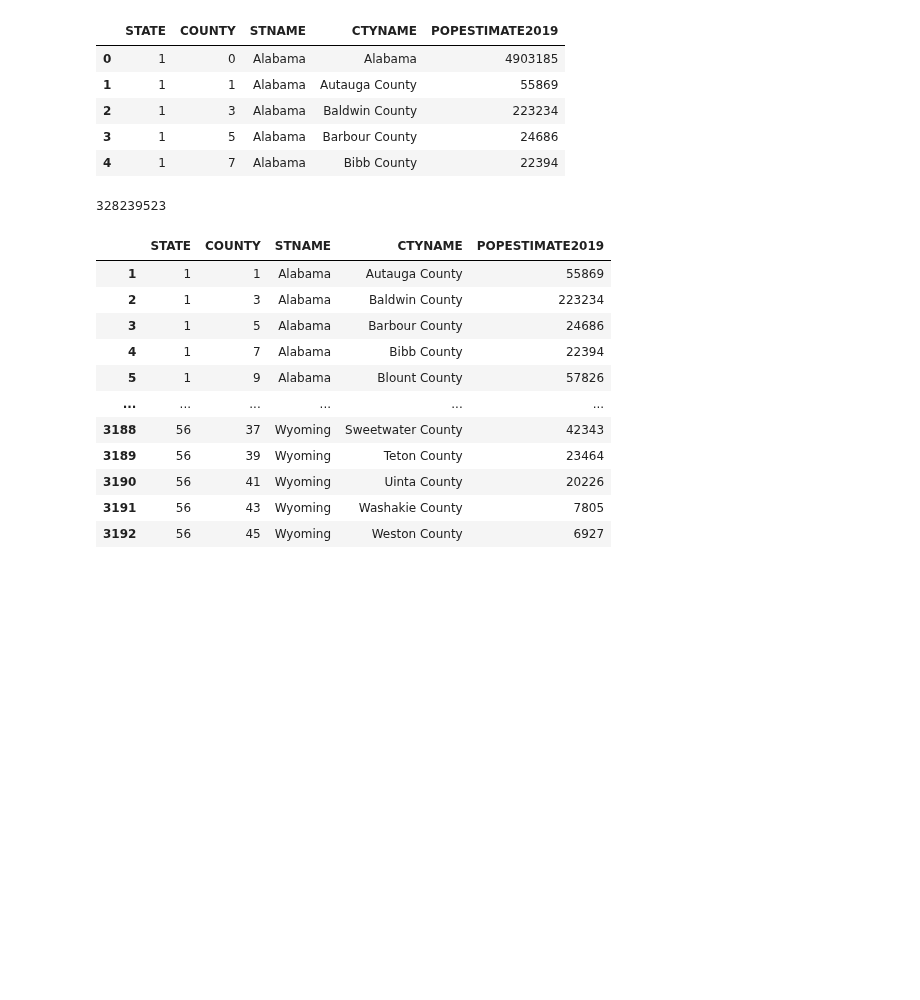
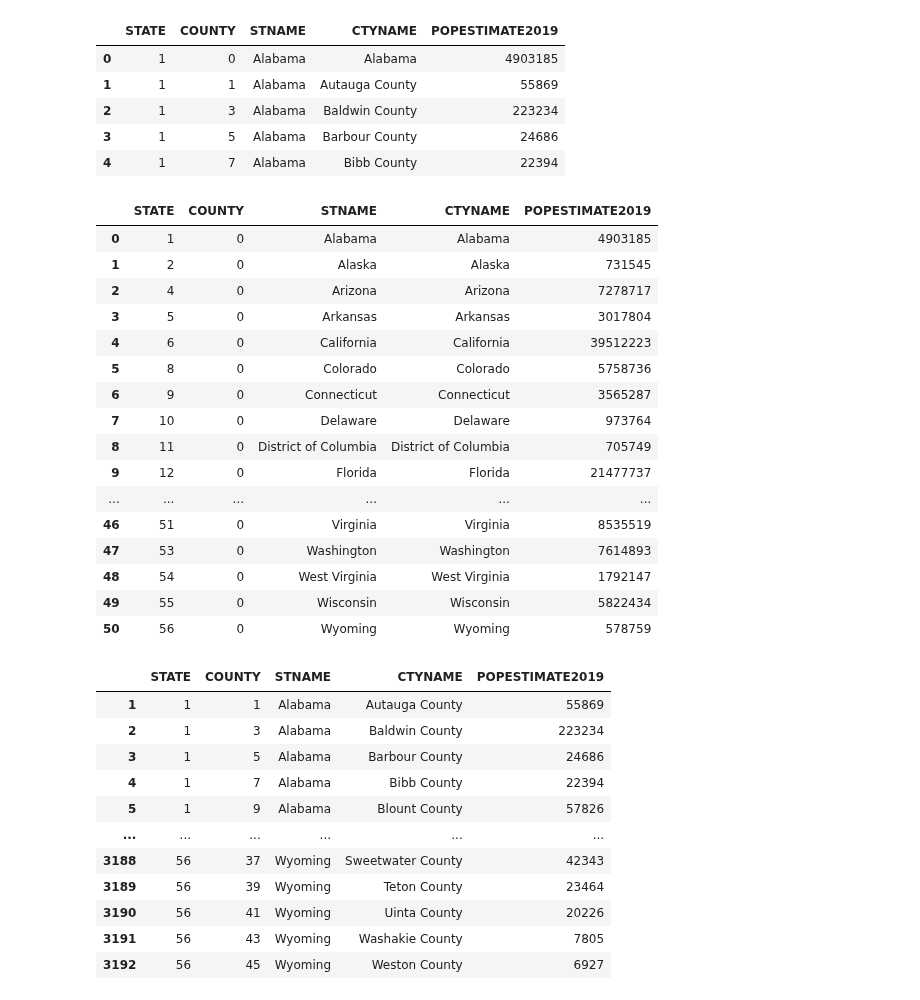
Before and after one commit to mgeffroy/P1-US-COVID-19-Vaccination-Campaign, a Jupyter notebook: P1_Data_Architecture.ipynb, the cells around one changed output. Cells and saved outputs as stored; diff of their text form; code cells hidden in the pictures; blank space fills up the shorter version.

```diff
--- a/P1_Data_Architecture.ipynb
+++ b/P1_Data_Architecture.ipynb
@@ -122,9 +127,26 @@ census_2019.head()
 # %%
 state_2019 = census_2019.loc[census_2019['COUNTY']==0]
 state_2019.reset_index(inplace=True, drop=True)
-state_2019['POPESTIMATE2019'].sum()
+# state_2019['POPESTIMATE2019'].sum()
+state_2019
 # %% [output]
-328239523
+|  | STATE | COUNTY | STNAME | CTYNAME | POPESTIMATE2019 |
+| 0 | 1 | 0 | Alabama | Alabama | 4903185 |
+| 1 | 2 | 0 | Alaska | Alaska | 731545 |
+| 2 | 4 | 0 | Arizona | Arizona | 7278717 |
+| 3 | 5 | 0 | Arkansas | Arkansas | 3017804 |
+| 4 | 6 | 0 | California | California | 39512223 |
+| 5 | 8 | 0 | Colorado | Colorado | 5758736 |
+| 6 | 9 | 0 | Connecticut | Connecticut | 3565287 |
+| 7 | 10 | 0 | Delaware | Delaware | 973764 |
+| 8 | 11 | 0 | District of Columbia | District of Columbia | 705749 |
+| 9 | 12 | 0 | Florida | Florida | 21477737 |
+| ... | ... | ... | ... | ... | ... |
+| 46 | 51 | 0 | Virginia | Virginia | 8535519 |
+| 47 | 53 | 0 | Washington | Washington | 7614893 |
+| 48 | 54 | 0 | West Virginia | West Virginia | 1792147 |
+| 49 | 55 | 0 | Wisconsin | Wisconsin | 5822434 |
+| 50 | 56 | 0 | Wyoming | Wyoming | 578759 |
 # %%
 county_2019 = census_2019.drop(census_2019.index[census_2019["COUNTY"]==0])
 county_2019
```
Also changed, not shown: parts of 37 cells of this notebook, 1 other file.
